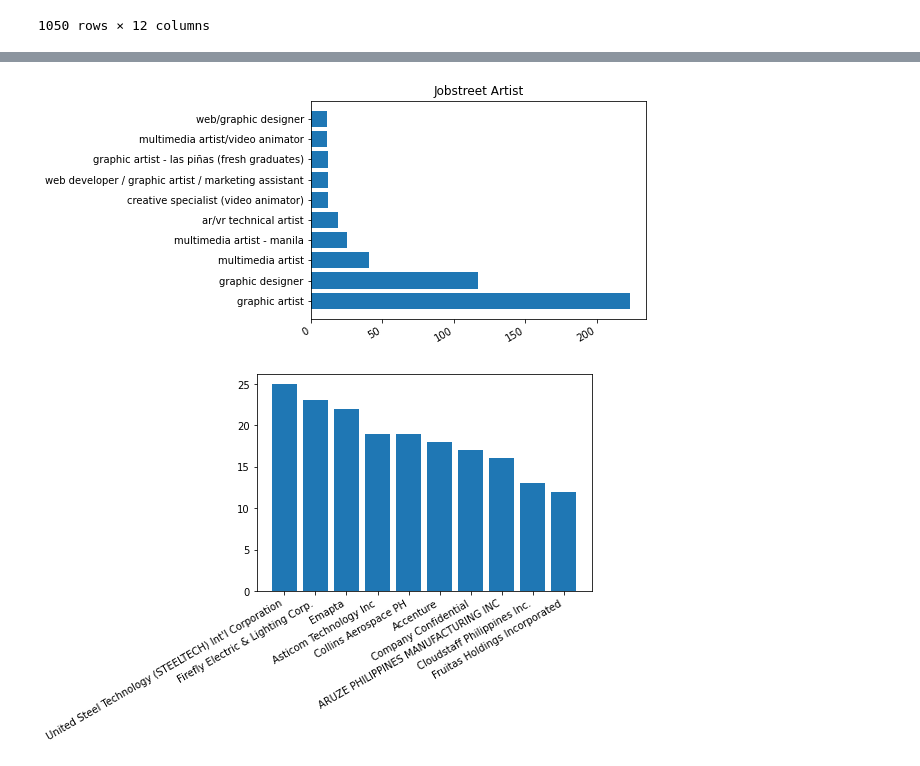
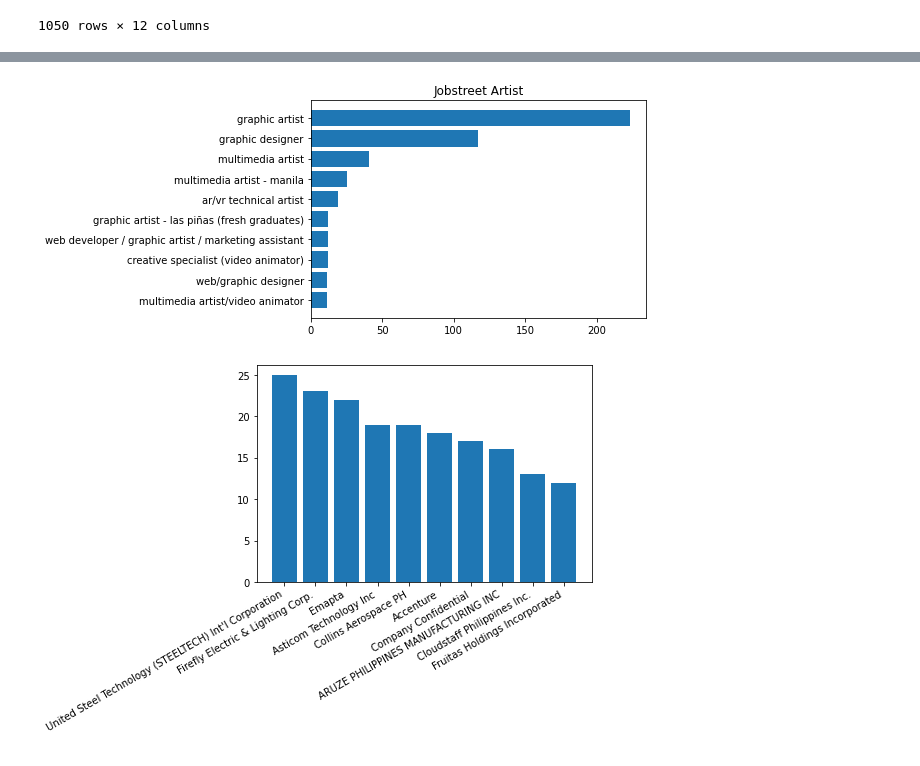
Before and after one commit to jvicrosario1106/husay_project_task, a Jupyter notebook: Data Analysis/Jobstreet Analysis/jobstreet_artist.ipynb, the cells around one changed output, grey strips where cells are left out. Cells and saved outputs as stored; diff of their text form; code cells hidden in the pictures.

```diff
--- a/Data Analysis/Jobstreet Analysis/jobstreet_artist.ipynb
+++ b/Data Analysis/Jobstreet Analysis/jobstreet_artist.ipynb
@@ -52,3 +52,5 @@ merge.describe()
 | freq | 172 | 25 | 430 | 227 | 616 | 227 | 391 | 592 | ... |
 # %%
 job_title_lower = merge["Title"].str.lower()
+job_title = job_title_lower.value_counts()[0:10]
+sort = job_title.sort_values()
@@ -71,10 +57,9 @@ Name: Title, dtype: int64
 # %%
-plt.barh(job_title.index, job_title.values)
+plt.barh(y=sort.index, width=sort.values)
 plt.title("Jobstreet Artist")
-plt.xticks(rotation="30", ha="right")
 plt.show()
 # %% [output]
-[figure, old version]
+[figure, new version]
 # %%
 company_name = merge["Company"].value_counts()[0:10]
 # %%
```
Also changed, not shown: parts of 4 cells of this notebook, 35 other files.
